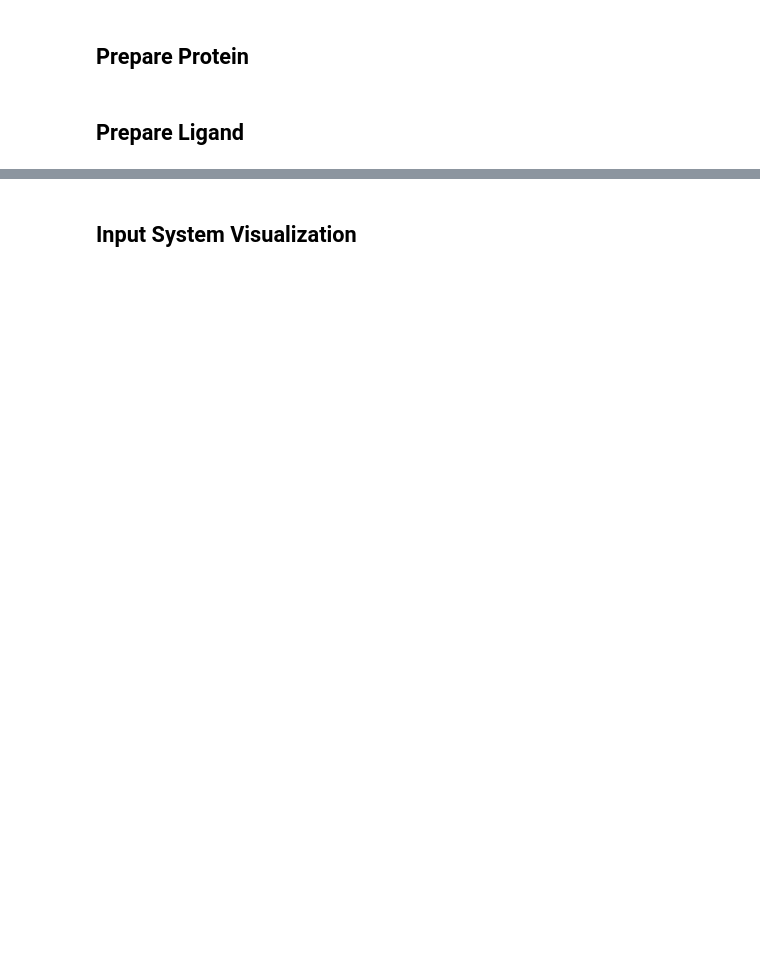
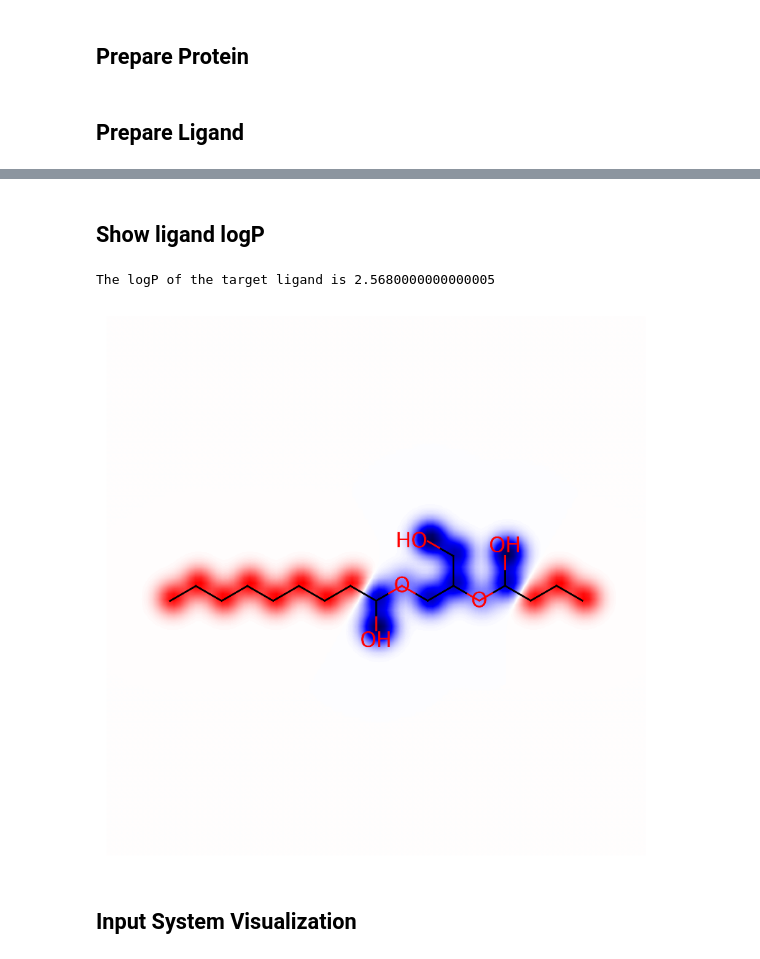
Before and after one commit to riquri/LoCoMock, a Jupyter notebook: LoCoMock_std.ipynb, the cells around one changed output, grey strips where cells are left out. Saved outputs shown, nothing was run; the diff lists cells and outputs as text; code cells hidden in the pictures; blank space fills up the shorter version.

```diff
--- a/LoCoMock_std.ipynb
+++ b/LoCoMock_std.ipynb
@@ -107,10 +123,14 @@ print(f"The logP of the target ligand is {Descriptors.MolLogP(mol)}")
+# %% [markdown]
+## Show ligand logP
 # %%
-from rdkit.Chem.Draw import SimilarityMaps
-from rdkit.Chem import rdMolDescriptors
+print(f"The logP of the target ligand is {Descriptors.MolLogP(mol)}")
 contribs = rdMolDescriptors._CalcCrippenContribs(mol)
-fig = SimilarityMaps.GetSimilarityMapFromWeights(mol,[x for x,y in contribs], colorMap='seismic', contourLines=0, sigma=0.02, size=(500,500))
+fig = SimilarityMaps.GetSimilarityMapFromWeights(mol,[x for x,y in contribs], colorMap='seismic', contourLines=0, sigma=0.02, size=(200,200))
 fig.savefig('ligand_logP.png',bbox_inches='tight', dpi=300)
 plt.show()
+# %% [output]
+The logP of the target ligand is 2.5680000000000005
+[figure, added]
 # %% [markdown]
 ## Input System Visualization
 # %%
```
Also changed, not shown: parts of 29 cells of this notebook.
